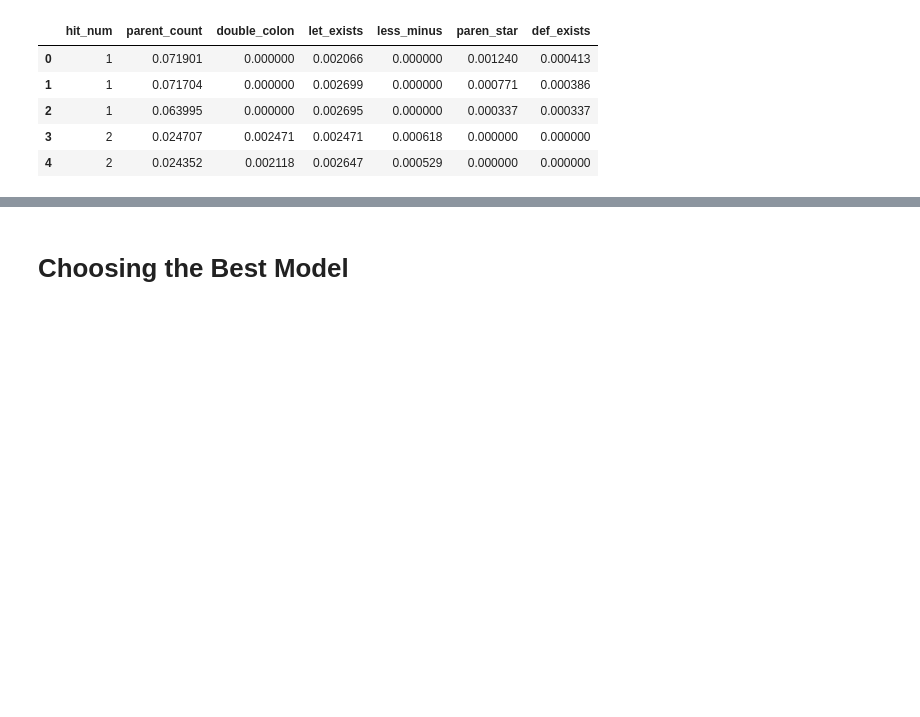
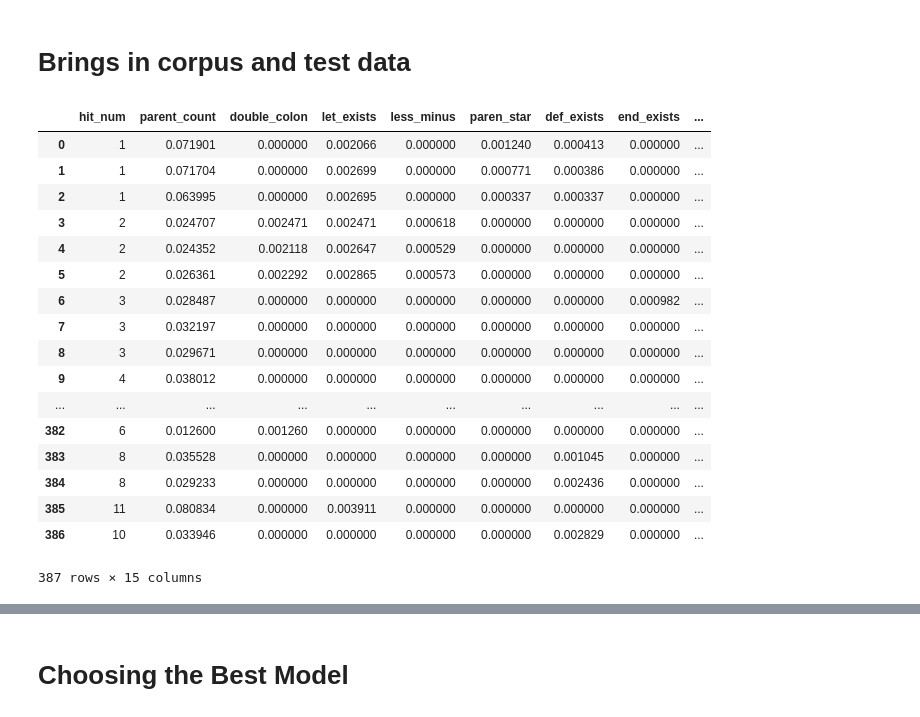
Before and after one commit to tiyd-python-2015-01/programming-language-classifier, a Jupyter notebook: lang classifier live.ipynb, the cells around one changed output, grey strips where cells are left out. Cells and saved outputs as stored; diff of their text form; code cells hidden in the pictures; blank space fills up the shorter version.

```diff
--- a/lang classifier live.ipynb
+++ b/lang classifier live.ipynb
@@ -1,15 +1,31 @@
+# %% [markdown]
+# Brings in corpus and test data
 # %%
 from corpus_build import Corpus, hit_num, raw_file_list
 import pandas as pd
+import glob
+import os
 
 corpus = Corpus(raw_file_list)
 corpus_df = corpus.compl_df_build(False)
-corpus_df.head()
+corpus_df
 # %% [output]
-|  | hit_num | parent_count | double_colon | let_exists | less_minus | paren_star | def_exists |
-| 0 | 1 | 0.071901 | 0.000000 | 0.002066 | 0.000000 | 0.001240 | 0.000413 |
-| 1 | 1 | 0.071704 | 0.000000 | 0.002699 | 0.000000 | 0.000771 | 0.000386 |
-| 2 | 1 | 0.063995 | 0.000000 | 0.002695 | 0.000000 | 0.000337 | 0.000337 |
-| 3 | 2 | 0.024707 | 0.002471 | 0.002471 | 0.000618 | 0.000000 | 0.000000 |
-| 4 | 2 | 0.024352 | 0.002118 | 0.002647 | 0.000529 | 0.000000 | 0.000000 |
+|  | hit_num | parent_count | double_colon | let_exists | less_minus | paren_star | def_exists | end_exists | ... |
+| 0 | 1 | 0.071901 | 0.000000 | 0.002066 | 0.000000 | 0.001240 | 0.000413 | 0.000000 | ... |
+| 1 | 1 | 0.071704 | 0.000000 | 0.002699 | 0.000000 | 0.000771 | 0.000386 | 0.000000 | ... |
+| 2 | 1 | 0.063995 | 0.000000 | 0.002695 | 0.000000 | 0.000337 | 0.000337 | 0.000000 | ... |
+| 3 | 2 | 0.024707 | 0.002471 | 0.002471 | 0.000618 | 0.000000 | 0.000000 | 0.000000 | ... |
+| 4 | 2 | 0.024352 | 0.002118 | 0.002647 | 0.000529 | 0.000000 | 0.000000 | 0.000000 | ... |
+| 5 | 2 | 0.026361 | 0.002292 | 0.002865 | 0.000573 | 0.000000 | 0.000000 | 0.000000 | ... |
+| 6 | 3 | 0.028487 | 0.000000 | 0.000000 | 0.000000 | 0.000000 | 0.000000 | 0.000982 | ... |
+| 7 | 3 | 0.032197 | 0.000000 | 0.000000 | 0.000000 | 0.000000 | 0.000000 | 0.000000 | ... |
+| 8 | 3 | 0.029671 | 0.000000 | 0.000000 | 0.000000 | 0.000000 | 0.000000 | 0.000000 | ... |
+| 9 | 4 | 0.038012 | 0.000000 | 0.000000 | 0.000000 | 0.000000 | 0.000000 | 0.000000 | ... |
+| ... | ... | ... | ... | ... | ... | ... | ... | ... | ... |
+| 382 | 6 | 0.012600 | 0.001260 | 0.000000 | 0.000000 | 0.000000 | 0.000000 | 0.000000 | ... |
+| 383 | 8 | 0.035528 | 0.000000 | 0.000000 | 0.000000 | 0.000000 | 0.001045 | 0.000000 | ... |
+| 384 | 8 | 0.029233 | 0.000000 | 0.000000 | 0.000000 | 0.000000 | 0.002436 | 0.000000 | ... |
+| 385 | 11 | 0.080834 | 0.000000 | 0.003911 | 0.000000 | 0.000000 | 0.000000 | 0.000000 | ... |
+| 386 | 10 | 0.033946 | 0.000000 | 0.000000 | 0.000000 | 0.000000 | 0.002829 | 0.000000 | ... |
+387 rows × 15 columns
 # %%
```
Also changed, not shown: parts of 7 cells of this notebook, 3 other files.
